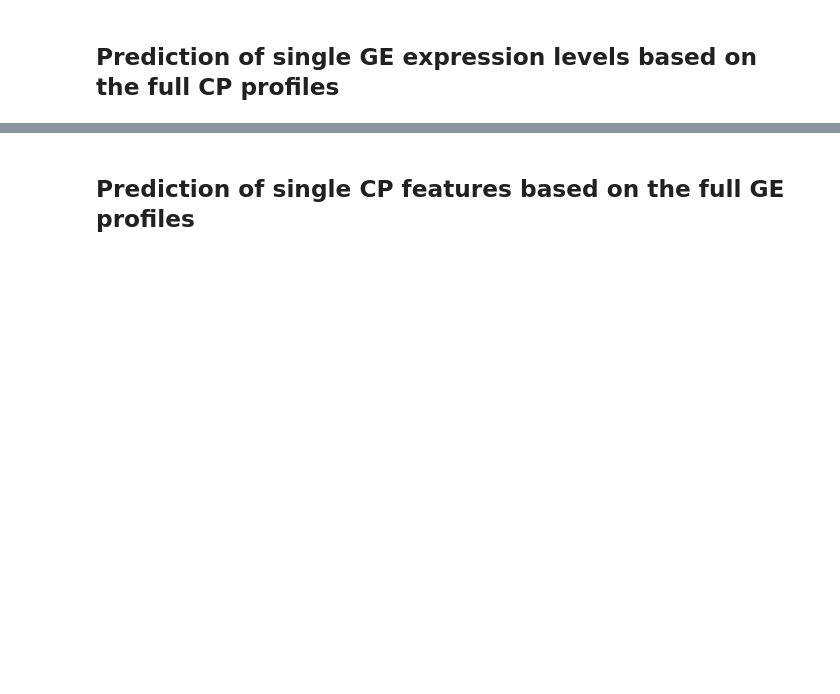
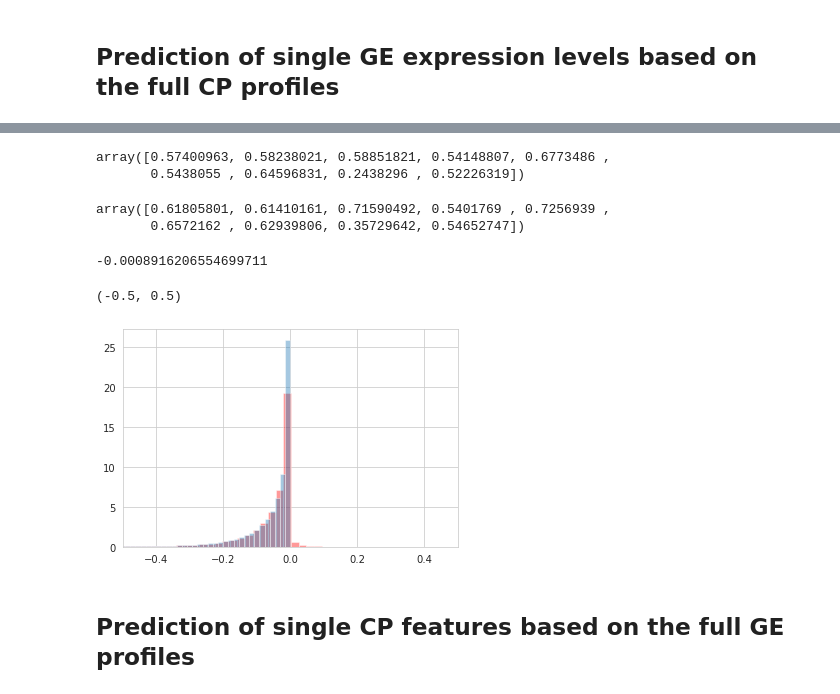
Before and after one commit to carpenter-singh-lab/2022_Haghighi_NatureMethods, a Jupyter notebook: 1-single-Gene-CPfeature-prediction.ipynb, the cells around one changed output, grey strips where cells are left out. Cells and saved outputs as stored; diff of their text form; code cells hidden in the pictures; blank space fills up the shorter version.

```diff
--- a/1-single-Gene-CPfeature-prediction.ipynb
+++ b/1-single-Gene-CPfeature-prediction.ipynb
@@ -244,0 +289,24 @@ k_fold,group_labels
+# %%
+np.array(scores)
+# %% [output]
+array([0.57400963, 0.58238021, 0.58851821, 0.54148807, 0.6773486 ,
+       0.5438055 , 0.64596831, 0.2438296 , 0.52226319])
+# %%
+np.array(scores)
+# %% [output]
+array([0.61805801, 0.61410161, 0.71590492, 0.5401769 , 0.7256939 ,
+       0.6572162 , 0.62939806, 0.35729642, 0.54652747])
+# %%
+# pred_scoress=d_to_pl[d_to_pl["d"]=="n-folds"]["pred score"].values
+#         pred_scoress=res_sheet[res_sheet['d']=='n-folds']["pred score"].values
+# rand_scoress=d_to_pl[d_to_pl["d"]=="random"]["pred score"].values
+#         rand_scoress=res_sheet[res_sheet['d']=='random']["pred score"].values
+sns.distplot(meltedPredDF['pred score'].values,kde=False,hist=True,bins=200,norm_hist=True,color='r')
+sns.distplot(meltedPredDF_rand['pred score'].values,kde=False,hist=True,bins=200,label='random',norm_hist=True)
+print(np.percentile(meltedPredDF_rand['pred score'].values,90))
+# plt.xlim(-1,1)
+plt.xlim(-.5,.5)
+# %% [output]
+-0.0008916206554699711
+(-0.5, 0.5)
+[figure, added]
```
Also changed, not shown: parts of 7 cells of this notebook, 3 other files.
